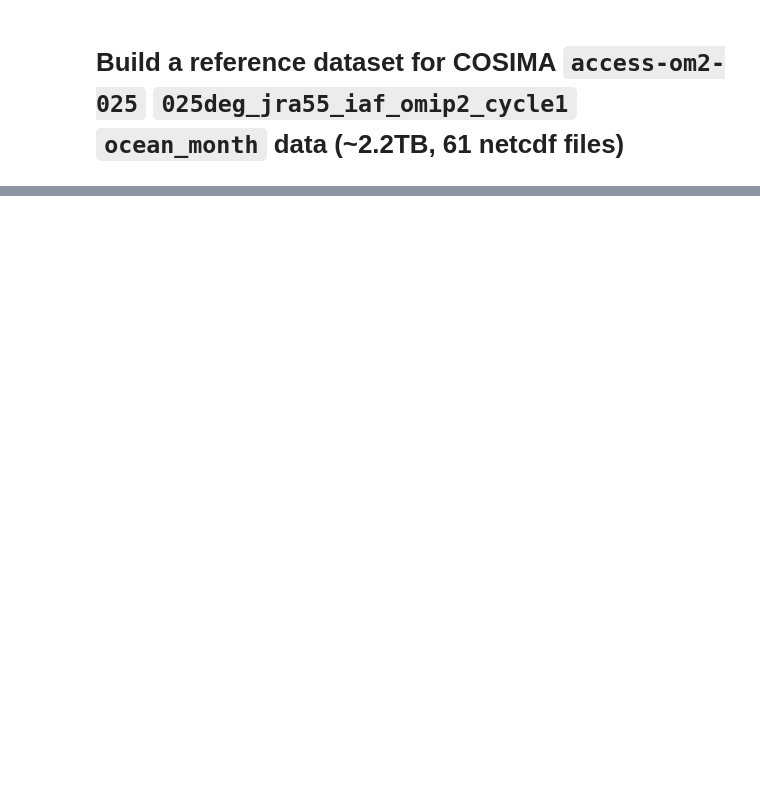
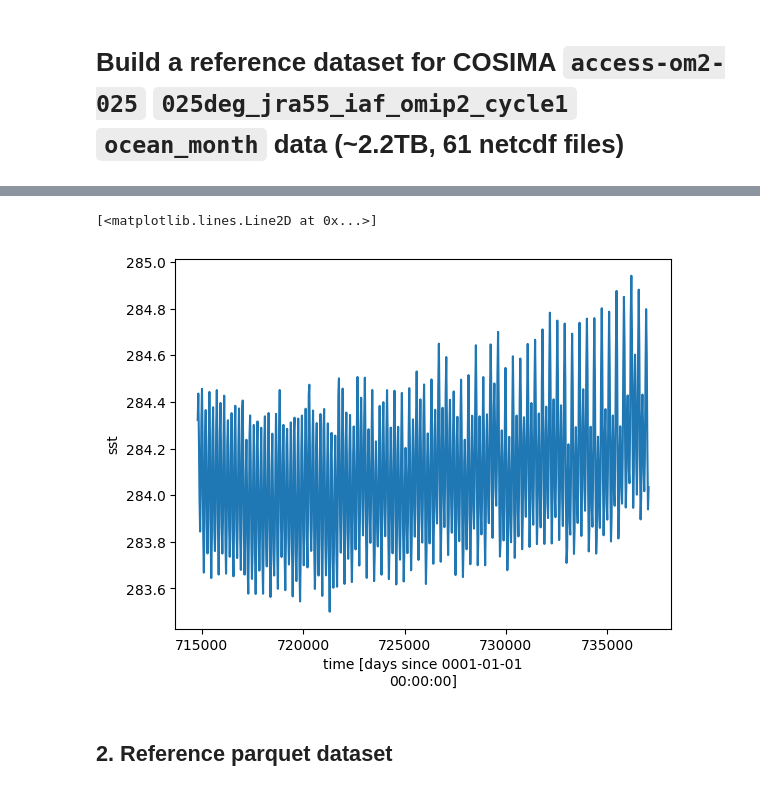
Before and after one commit to ACCESS-NRI/dev_data_querying, a Jupyter notebook: cosima_intake/cosima_kerchunk.ipynb, the cells around one changed output, grey strips where cells are left out. Drawn from its saved outputs; the diff is of its cells as text; code cells hidden in the pictures; blank space fills up the shorter version.

Commit message:
try parquet reference dataset

```diff
--- a/cosima_intake/cosima_kerchunk.ipynb
+++ b/cosima_intake/cosima_kerchunk.ipynb
@@ -106,0 +179,16 @@ Wall time: 24.2 s
+# %%
+%%time
+
+m = fsspec.get_mapper(
+    'reference://',
+    fo="./kerchunk_dataset_consolidated.json",
+    remote_protocol="file"
+)
+
+ds = xr.open_dataset(
+    m,
+    engine='zarr',
+    backend_kwargs={"consolidated": True},
+    chunks="auto",
+    decode_times=False
+)
@@ -114,0 +206,7 @@ Wall time: 47.7 s
+# %%
+global_mean.plot()
+# %% [output]
+[<matplotlib.lines.Line2D at 0x...>]
+[figure, added]
+# %% [markdown]
+## 2. Reference parquet dataset
```
Also changed, not shown: parts of 33 cells of this notebook, 2 other files.
